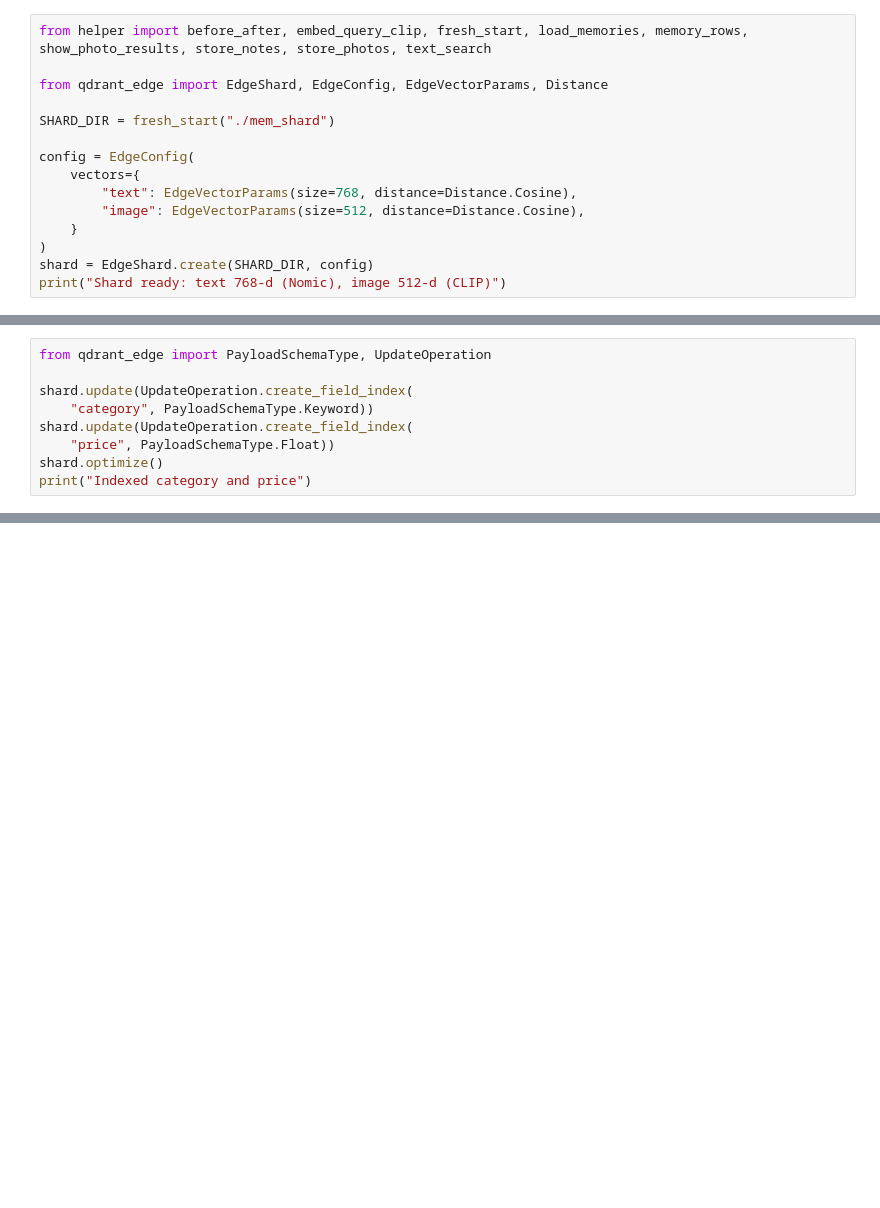
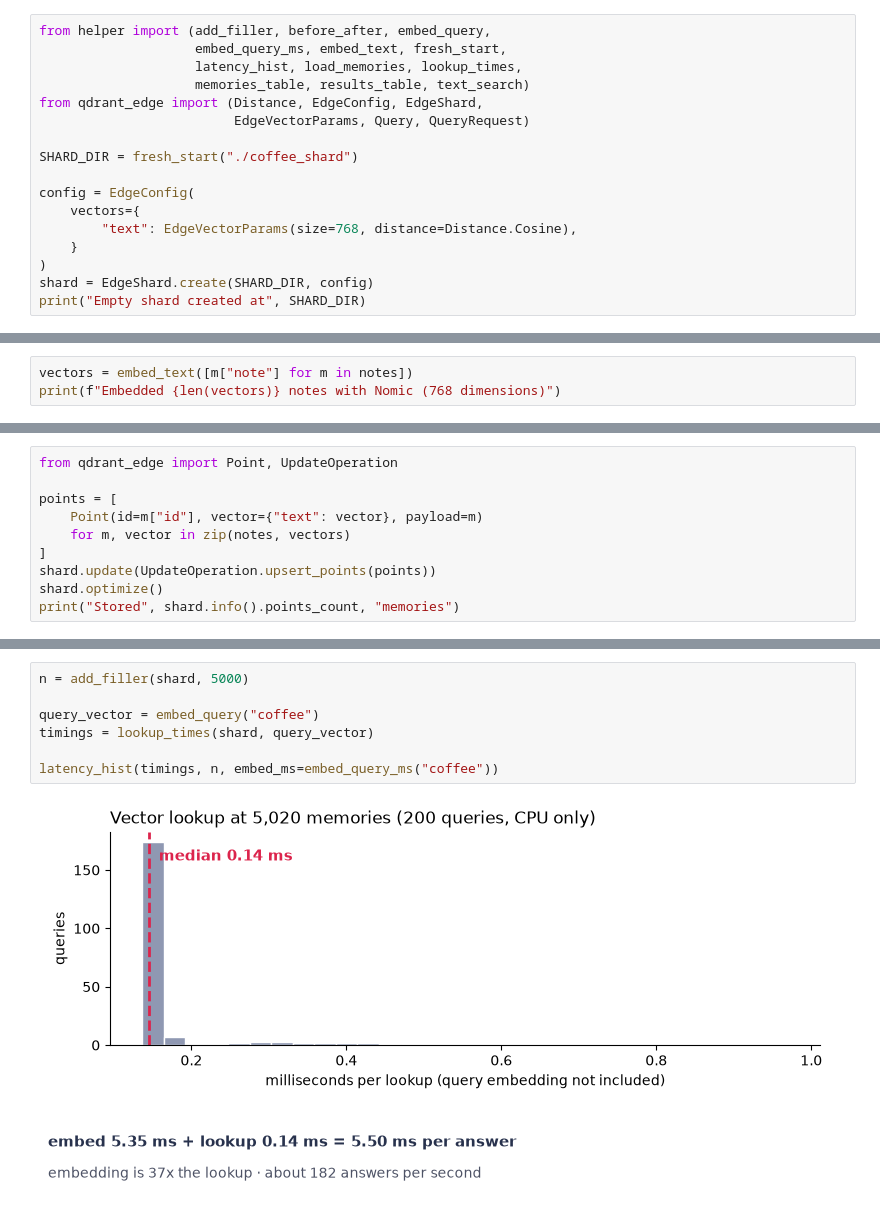
Before and after one commit to Dylancouzon/on-device-memory-course, a Jupyter notebook: L3/Lesson3.ipynb, the cells around one changed output, grey strips where cells are left out. Saved outputs shown, nothing was run; the diff lists cells and outputs as text; blank space fills up the shorter version.

```diff
--- a/L3/Lesson3.ipynb
+++ b/L3/Lesson3.ipynb
@@ -9,16 +9,18 @@ Notes and photos share one memory store, each kind in its own vector space: text
 # %%
-from helper import before_after, embed_query_clip, fresh_start, load_memories, memory_rows, show_photo_results, store_notes, store_photos, text_search
+from helper import (add_filler, before_after, embed_query,
+                    embed_query_ms, embed_text, fresh_start,
+                    latency_hist, load_memories, lookup_times,
+                    memories_table, results_table, text_search)
+from qdrant_edge import (Distance, EdgeConfig, EdgeShard,
+                         EdgeVectorParams, Query, QueryRequest)
 
-from qdrant_edge import EdgeShard, EdgeConfig, EdgeVectorParams, Distance
-
-SHARD_DIR = fresh_start("./mem_shard")
+SHARD_DIR = fresh_start("./coffee_shard")
 
 config = EdgeConfig(
     vectors={
         "text": EdgeVectorParams(size=768, distance=Distance.Cosine),
-        "image": EdgeVectorParams(size=512, distance=Distance.Cosine),
     }
 )
 shard = EdgeShard.create(SHARD_DIR, config)
-print("Shard ready: text 768-d (Nomic), image 512-d (CLIP)")
+print("Empty shard created at", SHARD_DIR)
 # %% [output]
@@ -73,9 +60,0 @@ Index two payload fields, then ask the same question twice: similarity alone, an
-# %%
-from qdrant_edge import PayloadSchemaType, UpdateOperation
-
-shard.update(UpdateOperation.create_field_index(
-    "category", PayloadSchemaType.Keyword))
-shard.update(UpdateOperation.create_field_index(
-    "price", PayloadSchemaType.Float))
-shard.optimize()
-print("Indexed category and price")
@@ -121,0 +65,3 @@ Similarity only:
+# %%
+vectors = embed_text([m["note"] for m in notes])
+print(f"Embedded {len(vectors)} notes with Nomic (768 dimensions)")
@@ -121,0 +74,10 @@ Similarity only:
+# %%
+from qdrant_edge import Point, UpdateOperation
+
+points = [
+    Point(id=m["id"], vector={"text": vector}, payload=m)
+    for m, vector in zip(notes, vectors)
+]
+shard.update(UpdateOperation.upsert_points(points))
+shard.optimize()
+print("Stored", shard.info().points_count, "memories")
@@ -121,0 +110,9 @@ Similarity only:
+# %%
+n = add_filler(shard, 5000)
+
+query_vector = embed_query("coffee")
+timings = lookup_times(shard, query_vector)
+
+latency_hist(timings, n, embed_ms=embed_query_ms("coffee"))
+# %% [output]
+[figure, added]
```
Also changed, not shown: parts of 27 cells of this notebook, 41 other files.
